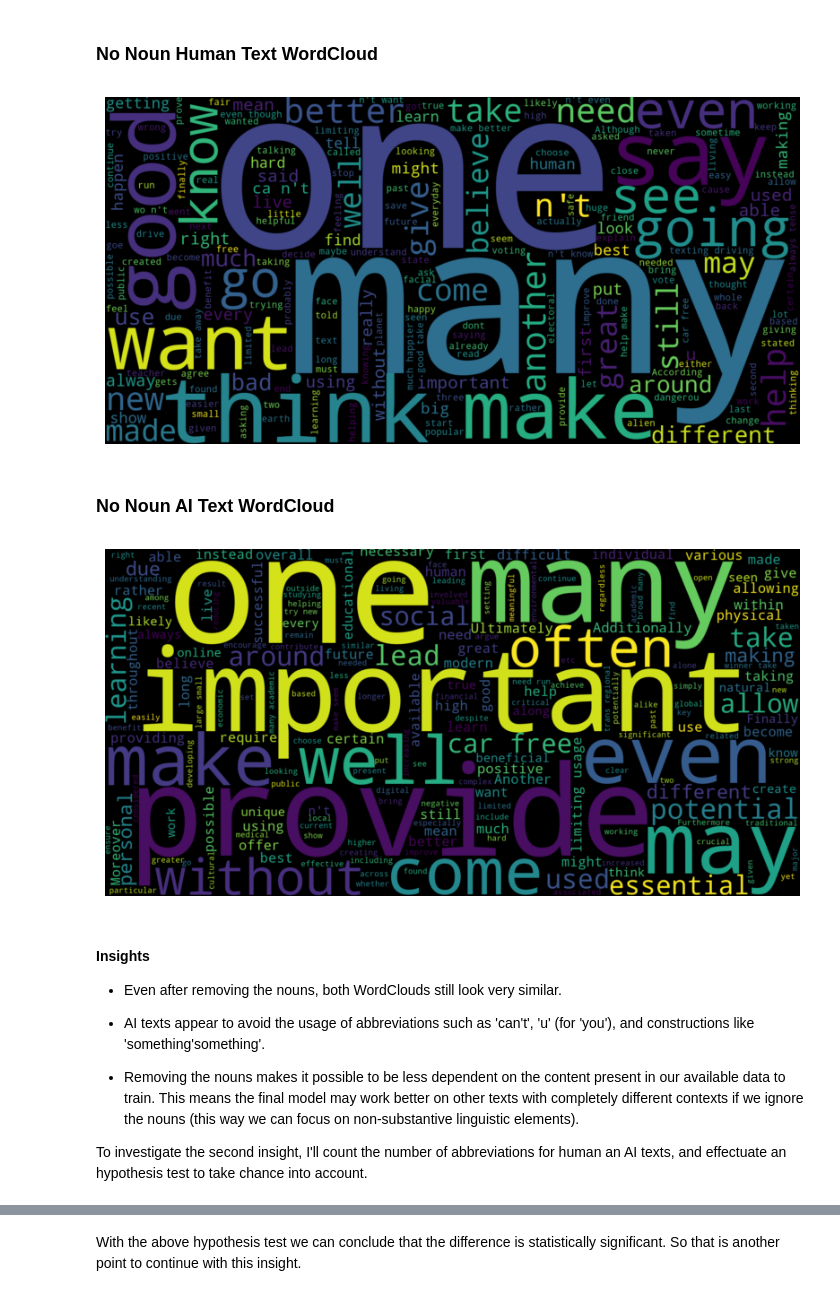
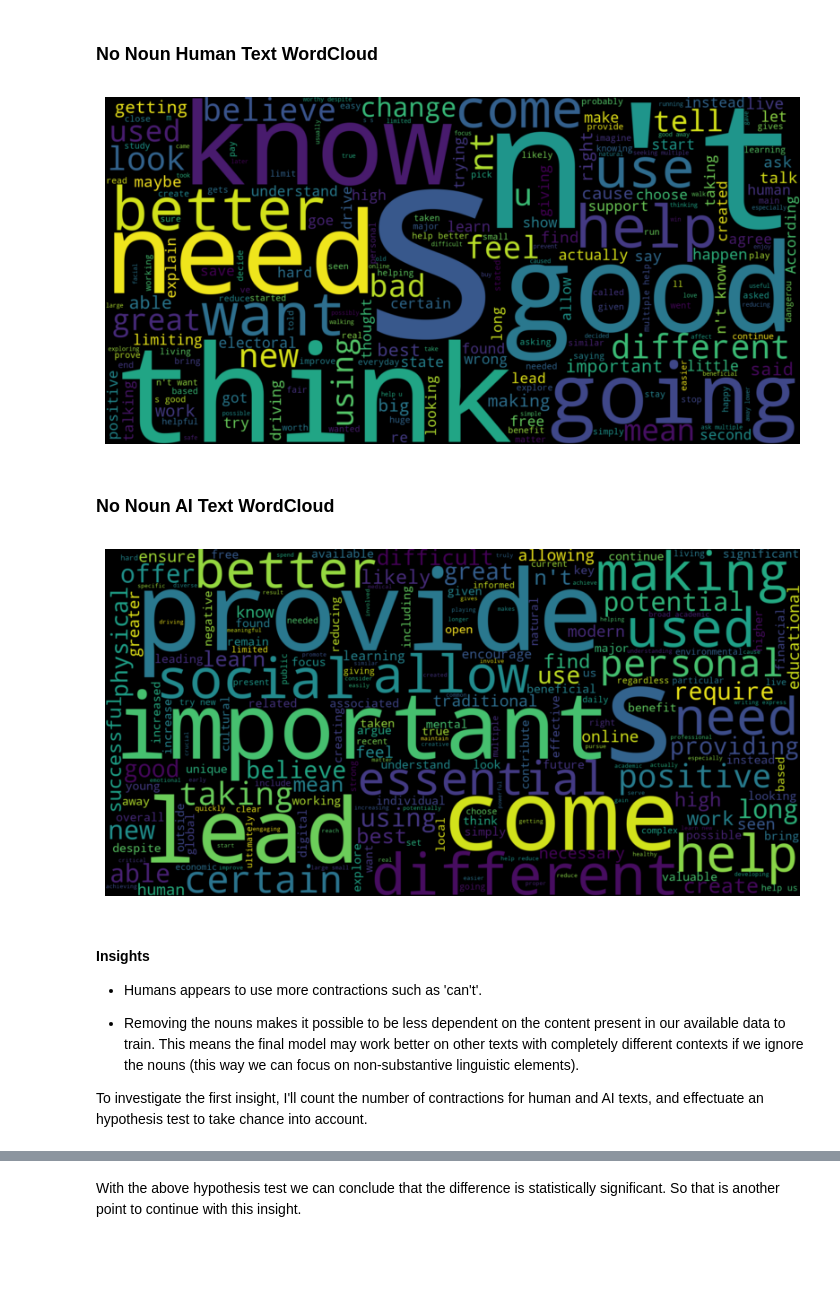
Before and after one commit to joaomr7/ai_text_detector, a Jupyter notebook: notebooks/2. Exploratory Data Analysis.ipynb, the cells around one changed output, grey strips where cells are left out. Drawn from its saved outputs; the diff is of its cells as text; code cells hidden in the pictures; blank space fills up the shorter version.

```diff
--- a/notebooks/2. Exploratory Data Analysis.ipynb
+++ b/notebooks/2. Exploratory Data Analysis.ipynb
@@ -56,0 +59,3 @@ nltk.data.path.append('../nltk_data/')
+# %%
+# setting up spacy and disabling unused pipeline components
+nlp = spacy.load('en_core_web_md', disable=['ner', 'lemmatizer', 'textcat', 'custom'])
@@ -271,37 +285,67 @@ no_noun_ai_text_tokens = remove_nouns(ai_text_tokens)
+# %%
+def remove_nouns(doc: Doc) -> Doc:
+    '''
+    Helper function to remove nouns from the given spacy doc.
+
+    Parameters
+    ---
+    - doc: spacy doc.
+
+    Returns
+    ---
+    - a spacy doc with nouns removed.
+    '''
+
+    words = []
+    spaces = []
+    pos = []
+    for token in doc:
+        if token.pos_ not in ['NOUN', 'PROPN']:
+            words.append(token.text)
+            spaces.append(token.whitespace_)
+            pos.append(token.pos_)
+
+    return Doc(vocab=nlp.vocab, words=words, spaces=spaces, pos=pos)
+# %%
+# remove nouns
+no_noun_human_docs = [remove_nouns(doc) for doc in clean_human_docs]
+no_noun_ai_docs = [remove_nouns(doc) for doc in clean_ai_docs]
 # %%
 # create WordClouds again
-no_noun_human_text_word_cloud = WordCloud(background_color='black',
-                                          width=1600, height=800).generate(' '.join(no_noun_human_text_tokens))
+no_noun_human_word_cloud = WordCloud(
+                                background_color='black',
+                                width=1600, height=800) \
+                                .generate(' '.join([doc.text for doc in no_noun_human_docs]))
 
-no_noun_ai_text_word_cloud = WordCloud(background_color='black',
-                                       width=1600, height=800).generate(' '.join(no_noun_ai_text_tokens))
+no_noun_ai_word_cloud = WordCloud(
+                                background_color='black',
+                                width=1600, height=800) \
+                                .generate(' '.join([doc.text for doc in no_noun_ai_docs]))
 # %% [markdown]
 ### **No Noun Human Text WordCloud**
 # %%
 # plot human word cloud
 fig, ax = plt.subplots(figsize=(10, 6))
-ax.imshow(no_noun_human_text_word_cloud, interpolation='bilinear')
+ax.imshow(no_noun_human_word_cloud, interpolation='bilinear')
 ax.set_axis_off()
 plt.show()
 # %% [output]
-[figure, old version]
+[figure, new version]
 # %% [markdown]
 ### **No Noun AI Text WordCloud**
 # %%
 # plot human word cloud
 fig, ax = plt.subplots(figsize=(10, 6))
-ax.imshow(no_noun_ai_text_word_cloud, interpolation='bilinear')
+ax.imshow(no_noun_ai_word_cloud, interpolation='bilinear')
 ax.set_axis_off()
 plt.show()
 # %% [output]
-[figure, old version]
+[figure, new version]
 # %% [markdown]
 #### **Insights**
 
-* Even after removing the nouns, both WordClouds still look very similar.
-
-* AI texts appear to avoid the usage of abbreviations such as 'can't', 'u' (for 'you'), and constructions like 'something'something'.
+* Humans appears to use more contractions such as 'can't'.
 
 * Removing the nouns makes it possible to be less dependent on the content present in our available data to train. This means the final model may work better on other texts with completely different contexts if we ignore the nouns (this way we can focus on non-substantive linguistic elements).
 
-To investigate the second insight, I'll count the number of abbreviations for human an AI texts, and effectuate an hypothesis test to take chance into account.
+To investigate the first insight, I'll count the number of contractions for human and AI texts, and effectuate an hypothesis test to take chance into account.
```
Also changed, not shown: parts of 32 cells of this notebook, 6 other files.
